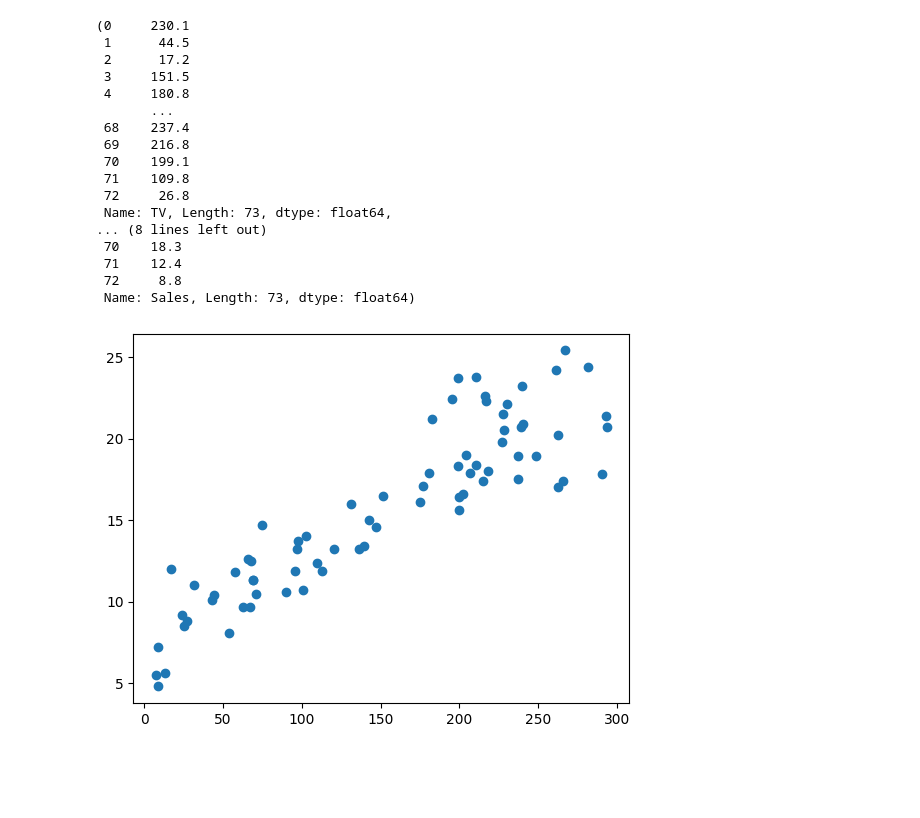
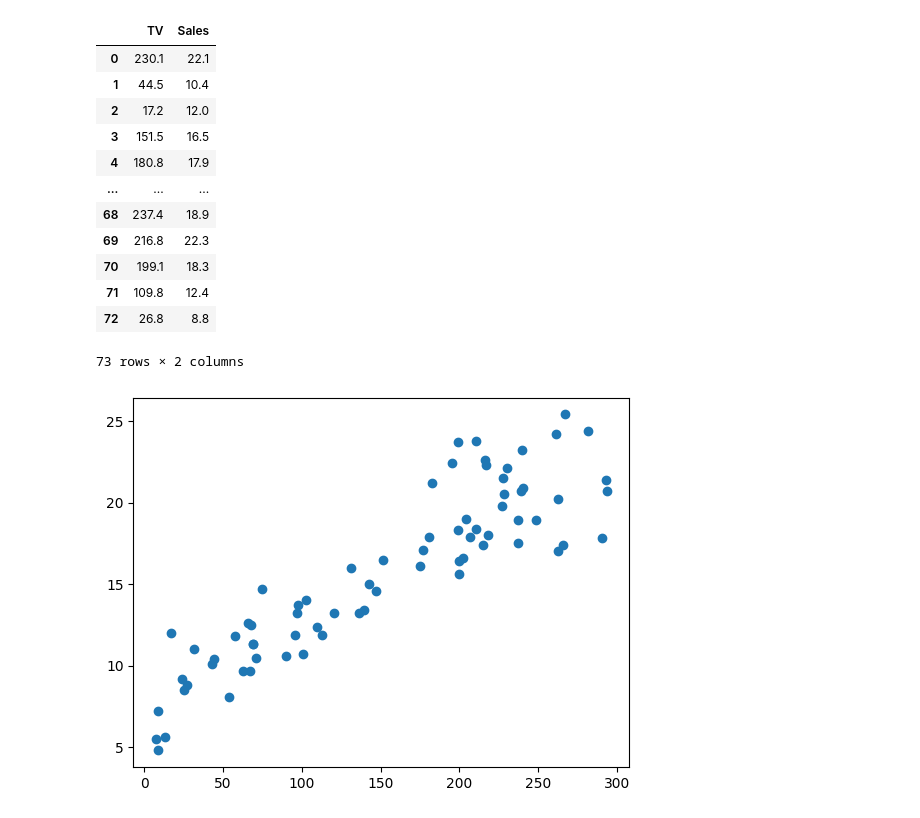
Before and after one commit to kartheekgbl/AI-ML, a Jupyter notebook: Superised learning/Regression/Linear/Slr2.ipynb, the cells around one changed output. Cells and saved outputs as stored; diff of their text form; code cells hidden in the pictures; blank space fills up the shorter version.

```diff
--- a/Superised learning/Regression/Linear/Slr2.ipynb
+++ b/Superised learning/Regression/Linear/Slr2.ipynb
@@ -1,32 +1,29 @@
 # %%
 # Implimentation of linear regression without sklearn
 import numpy as np
 import pandas as pd
 import matplotlib.pyplot as plt
 
 df=pd.read_csv("D:\\github-d\\AI-ML\\Datasets\\advertising.csv")
 
 X=df.iloc[:,0]
 y=df.iloc[:,1]
 X,y
+df
 # %% [output]
+|  | TV | Sales |
+| 0 | 230.1 | 22.1 |
+| 1 | 44.5 | 10.4 |
+| 2 | 17.2 | 12.0 |
+| 3 | 151.5 | 16.5 |
+| 4 | 180.8 | 17.9 |
+| ... | ... | ... |
+| 68 | 237.4 | 18.9 |
+| 69 | 216.8 | 22.3 |
+| 70 | 199.1 | 18.3 |
+| 71 | 109.8 | 12.4 |
+| 72 | 26.8 | 8.8 |
-(0     230.1
- 1      44.5
- 2      17.2
- 3     151.5
- 4     180.8
-       ...
- 68    237.4
- 69    216.8
- 70    199.1
- 71    109.8
- 72     26.8
- Name: TV, Length: 73, dtype: float64,
-... (8 lines left out)
- 70    18.3
- 71    12.4
- 72     8.8
- Name: Sales, Length: 73, dtype: float64)
+73 rows × 2 columns
 # %%
 plt.scatter(X,y)
 plt.show()
```
Also changed, not shown: parts of 4 cells of this notebook, 13 other files.
